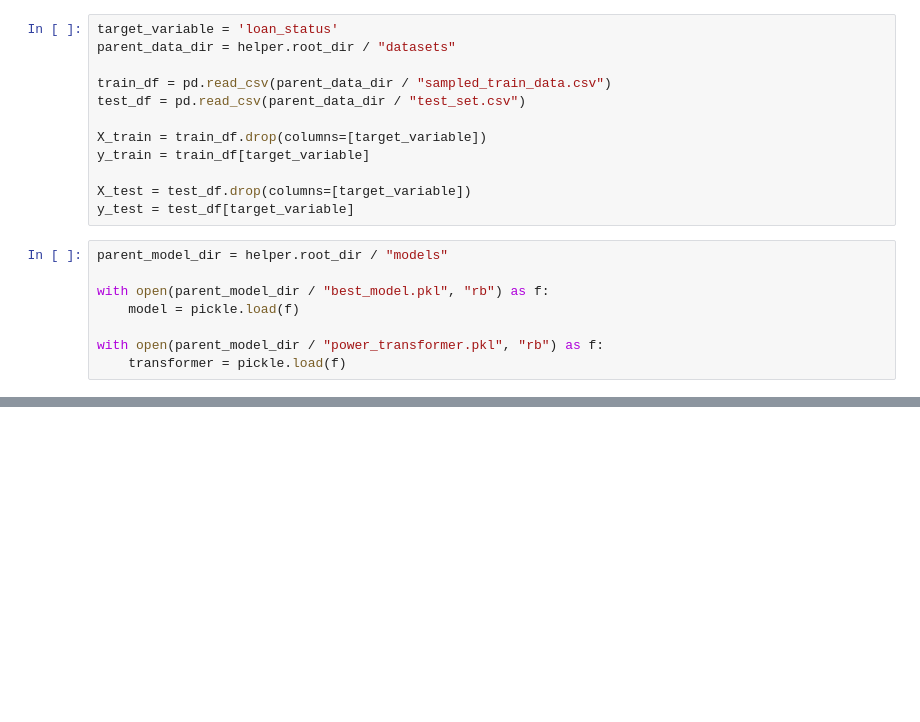
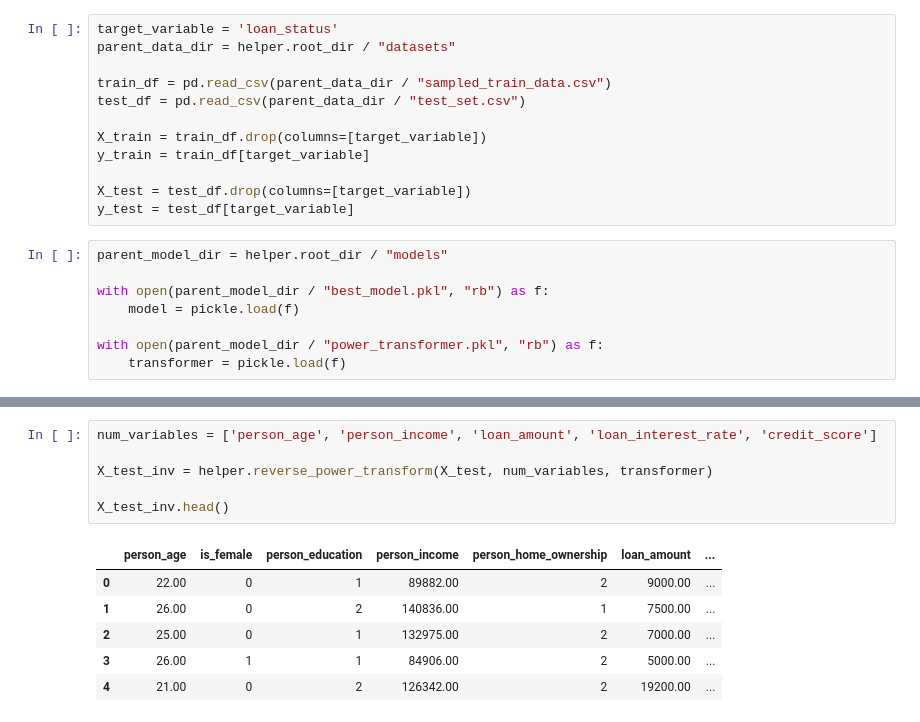
Before and after one commit to Jaymin151617/Credit-Risk-Analysis, a Jupyter notebook: notebooks/explainability.ipynb, the cells around one changed output, grey strips where cells are left out. Cells and saved outputs as stored; diff of their text form; blank space fills up the shorter version.

```diff
--- a/notebooks/explainability.ipynb
+++ b/notebooks/explainability.ipynb
@@ -53,4 +59,17 @@ plt.tight_layout()
 <Figure size 1280x960 with 0 Axes>
+# %%
+num_variables = ['person_age', 'person_income', 'loan_amount', 'loan_interest_rate', 'credit_score']
+
+X_test_inv = helper.reverse_power_transform(X_test, num_variables, transformer)
+
+X_test_inv.head()
+# %% [output]
+|  | person_age | is_female | person_education | person_income | person_home_ownership | loan_amount | ... |
+| 0 | 22.00 | 0 | 1 | 89882.00 | 2 | 9000.00 | ... |
+| 1 | 26.00 | 0 | 2 | 140836.00 | 1 | 7500.00 | ... |
+| 2 | 25.00 | 0 | 1 | 132975.00 | 2 | 7000.00 | ... |
+| 3 | 26.00 | 1 | 1 | 84906.00 | 2 | 5000.00 | ... |
+| 4 | 21.00 | 0 | 2 | 126342.00 | 2 | 19200.00 | ... |
 # %%
 features = X_train.columns.to_list()
 
```
Also changed, not shown: parts of 13 cells of this notebook.
